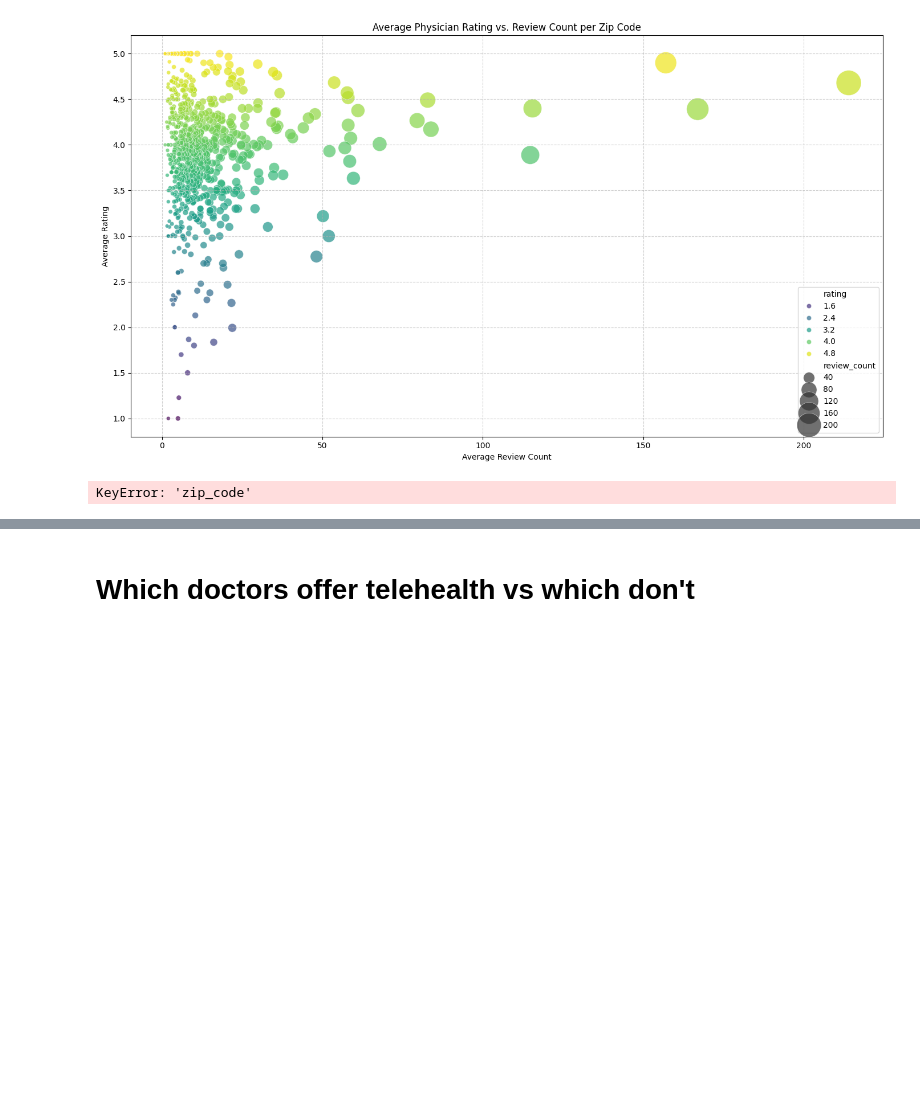
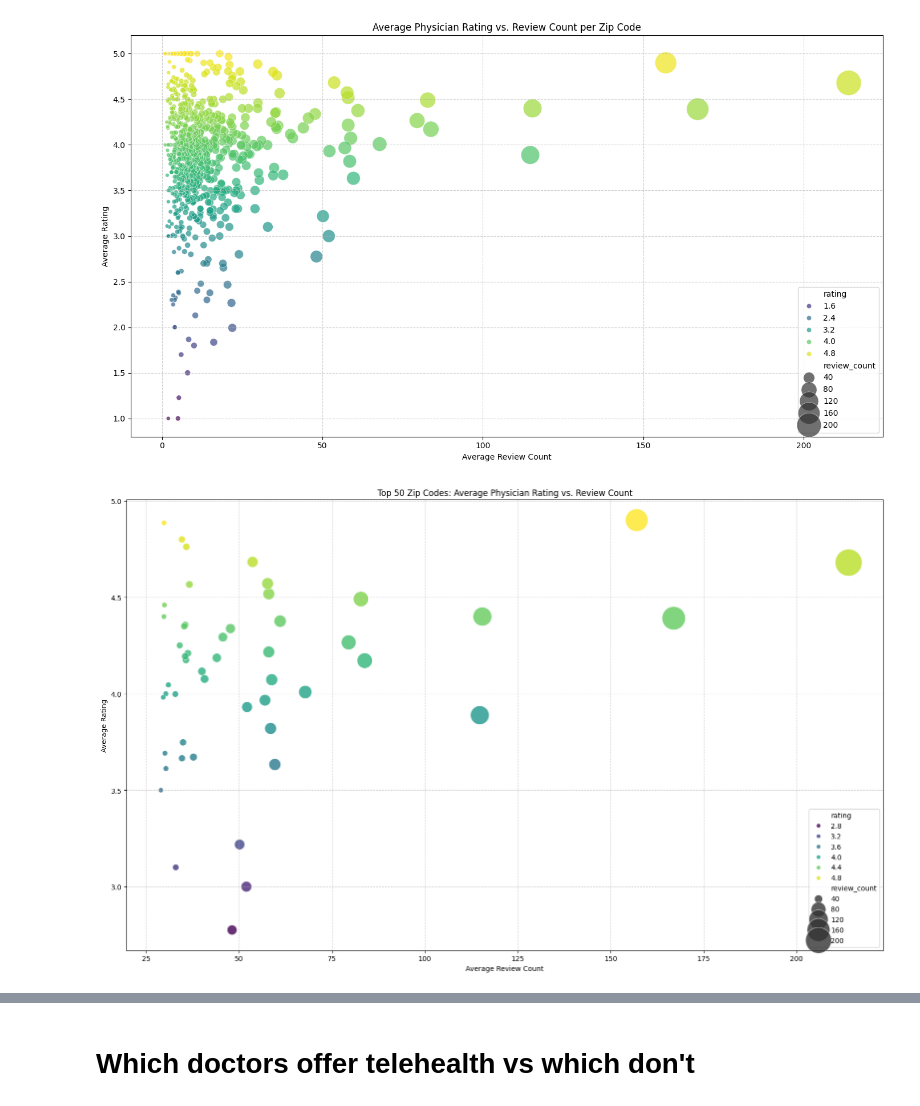
Before and after one commit to JerrodW1/CIS9650-Term-Project-Starter, a Jupyter notebook: Group_14_Term_Project_02.ipynb, the cells around one changed output, grey strips where cells are left out. Cells and saved outputs as stored; diff of their text form; code cells hidden in the pictures; blank space fills up the shorter version.

```diff
--- a/Group_14_Term_Project_02.ipynb
+++ b/Group_14_Term_Project_02.ipynb
@@ -479,11 +411,31 @@ plt.tight_layout()
 plt.show()
 # %% [output]
 [figure]
-# %%
-#scatter plot for zips got rating top 50 - Jerrod
-sns.regplot(x="rating",y="zip_code", data=df, ci=None)
-# %% [output]
-KeyError: 'zip_code'
+# %%
+
+
+# Ensure plot_data is sorted by review_count and take the top 50
+top_50_zip_codes = plot_data.sort_values(by='review_count', ascending=False).head(50)
+
+plt.figure(figsize=(16, 10))
+sns.scatterplot(
+    data=top_50_zip_codes,
+    x='review_count',
+    y='rating',
+    hue='rating',
+    size='review_count',
+    sizes=(50, 1500),
+    palette='viridis',
+    alpha=0.8
+)
+plt.title('Top 50 Zip Codes: Average Physician Rating vs. Review Count')
+plt.xlabel('Average Review Count')
+plt.ylabel('Average Rating')
+plt.grid(True, linestyle='--', alpha=0.6)
+plt.tight_layout()
+plt.show()
+# %% [output]
+[figure, added]
 # %%
 df['rating'] = df['rating'].replace('NA', np.nan).astype(float)
 #Creating histogram based on rating - Jerrod
```
Also changed, not shown: parts of 7 cells of this notebook.
